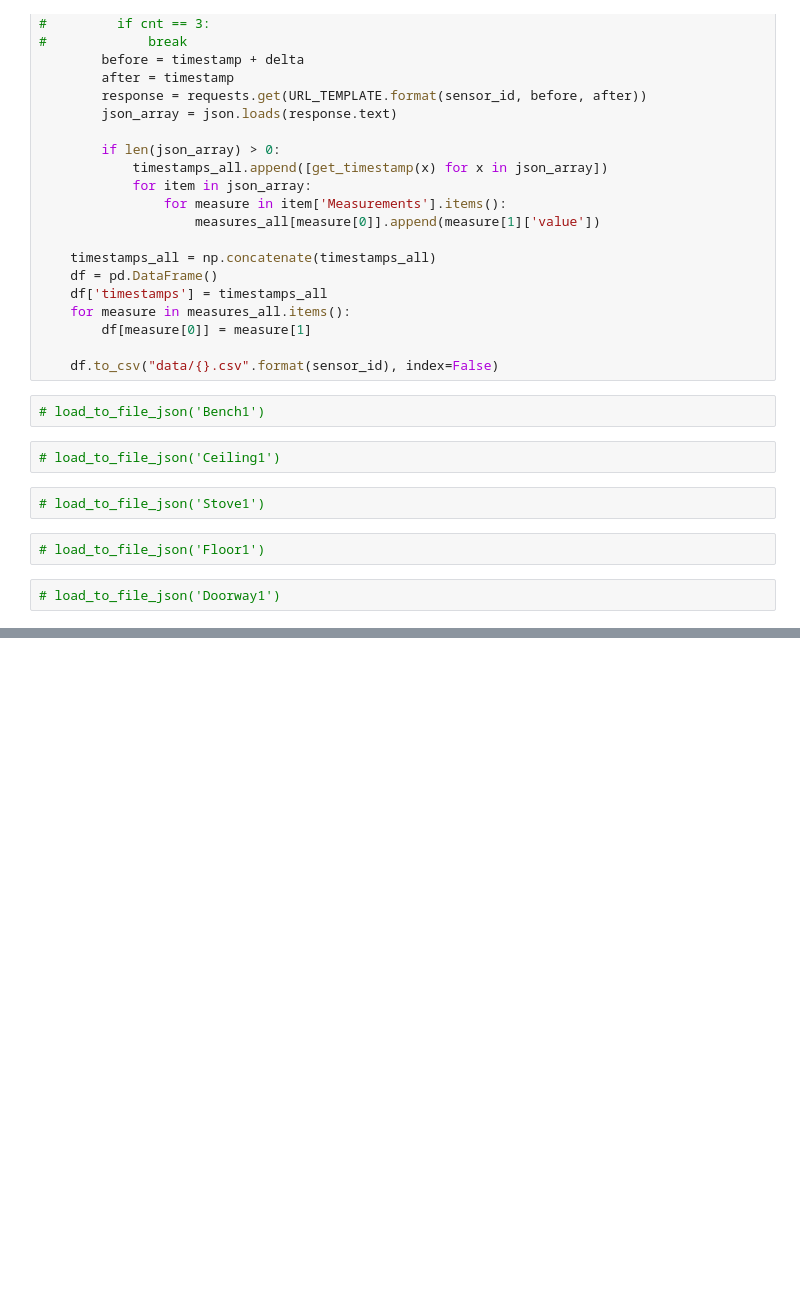
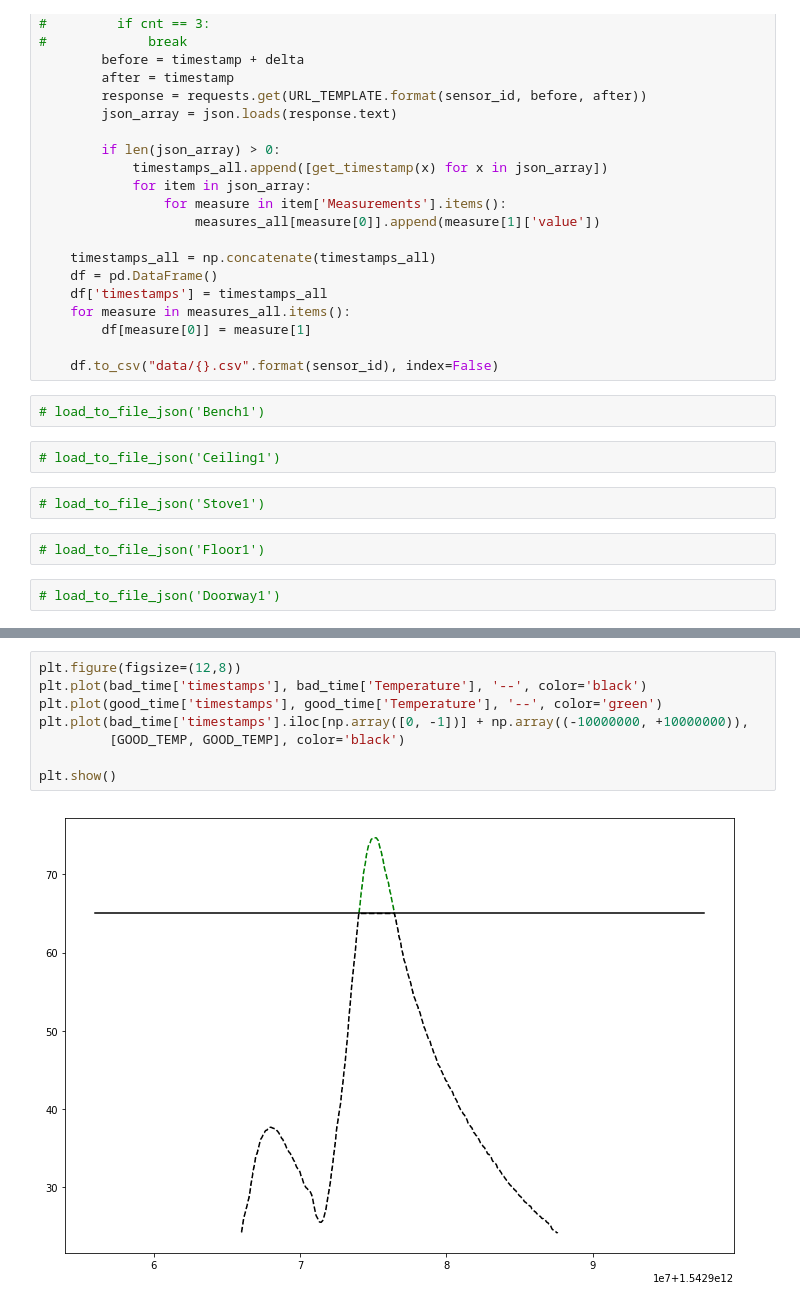
Before and after one commit to ale3otik/JunctionHachTheBanya, a Jupyter notebook: load.ipynb, the cells around one changed output, grey strips where cells are left out. Drawn from its saved outputs; the diff is of its cells as text; blank space fills up the shorter version.

```diff
--- a/load.ipynb
+++ b/load.ipynb
@@ -105,0 +122,10 @@ df
+# %%
+plt.figure(figsize=(12,8))
+plt.plot(bad_time['timestamps'], bad_time['Temperature'], '--', color='black')
+plt.plot(good_time['timestamps'], good_time['Temperature'], '--', color='green')
+plt.plot(bad_time['timestamps'].iloc[np.array([0, -1])] + np.array((-10000000, +10000000)),
+         [GOOD_TEMP, GOOD_TEMP], color='black')
+
+plt.show()
+# %% [output]
+[figure, added]
```
Also changed, not shown: parts of 20 cells of this notebook.
